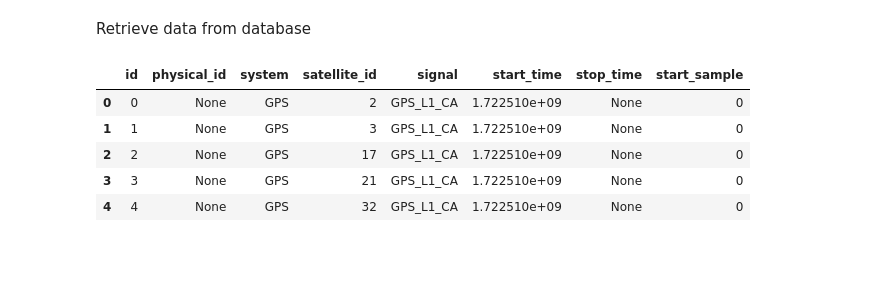
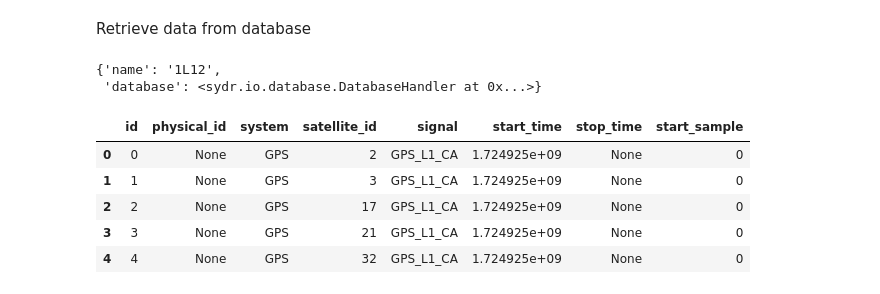
Before and after one commit to aproposorg/sydr, a Jupyter notebook: jupyter/comparison_results.ipynb, the cells around one changed output. Saved outputs shown, nothing was run; the diff lists cells and outputs as text; code cells hidden in the pictures; blank space fills up the shorter version.

```diff
--- a/jupyter/comparison_results.ipynb
+++ b/jupyter/comparison_results.ipynb
@@ -29,11 +21,29 @@ receiver_2['database']  = DatabaseHandler(receiver_2['filepath'] , overwrite=Fal
+# %%
+filepaths = {
+    'Exact' : '/mnt/d/Projects/Navigation/MyCode/sydr/.results/_save/40MHz_AxC/1KV6/REC_GPS_L1CA.db',
+    '1KXF' : '/mnt/d/Projects/Navigation/MyCode/sydr/.results/_save/40MHz_AxC/1KXF/REC_GPS_L1CA.db',
+    '1L12' : '/mnt/d/Projects/Navigation/MyCode/sydr/.results/_save/40MHz_AxC/1L12/REC_GPS_L1CA.db'
+}
+# %%
+receivers = {}
+for name, path in filepaths.items():
+    receivers[name] = {
+        'name'     : name,
+        'database' : DatabaseHandler(path , overwrite=False)
+    }
+# %%
+receivers['1L12']
+# %% [output]
+{'name': '1L12',
+ 'database': <sydr.io.database.DatabaseHandler at 0x...>}
 # %%
-channelList = receiver_1['database'].fetchTable('channel')
+channelList = receivers['1L12']['database'].fetchTable('channel')
 df = pd.DataFrame(channelList)
 df
 # %% [output]
 |  | id | physical_id | system | satellite_id | signal | start_time | stop_time | start_sample |
-| 0 | 0 | None | GPS | 2 | GPS_L1_CA | 1.722510e+09 | None | 0 |
-| 1 | 1 | None | GPS | 3 | GPS_L1_CA | 1.722510e+09 | None | 0 |
-| 2 | 2 | None | GPS | 17 | GPS_L1_CA | 1.722510e+09 | None | 0 |
-| 3 | 3 | None | GPS | 21 | GPS_L1_CA | 1.722510e+09 | None | 0 |
-| 4 | 4 | None | GPS | 32 | GPS_L1_CA | 1.722510e+09 | None | 0 |
+| 0 | 0 | None | GPS | 2 | GPS_L1_CA | 1.724925e+09 | None | 0 |
+| 1 | 1 | None | GPS | 3 | GPS_L1_CA | 1.724925e+09 | None | 0 |
+| 2 | 2 | None | GPS | 17 | GPS_L1_CA | 1.724925e+09 | None | 0 |
+| 3 | 3 | None | GPS | 21 | GPS_L1_CA | 1.724925e+09 | None | 0 |
+| 4 | 4 | None | GPS | 32 | GPS_L1_CA | 1.724925e+09 | None | 0 |
```
Also changed, not shown: parts of 11 cells of this notebook, 1 other file.
